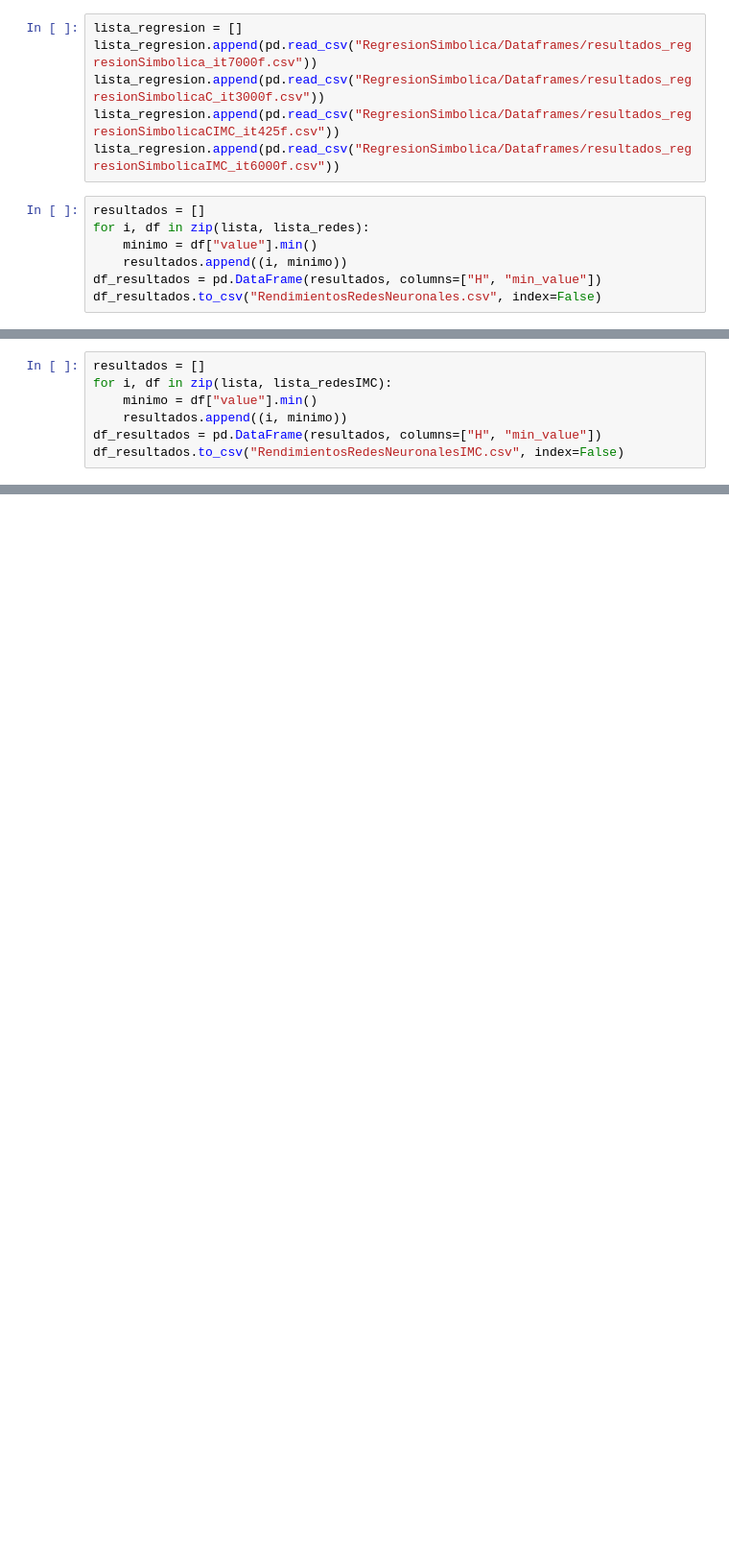
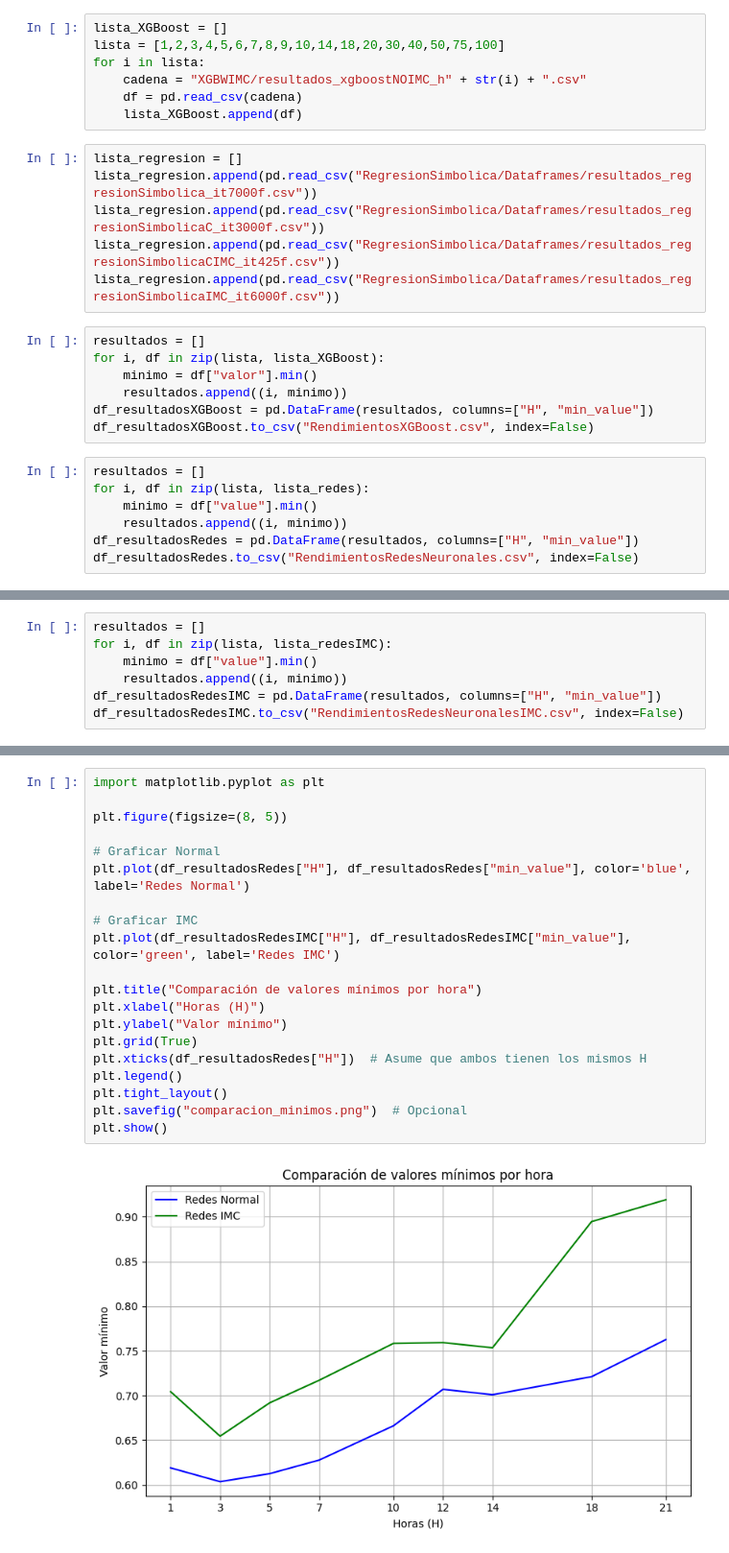
Before and after one commit to Raul-Gonzalez-M/TFG, a Jupyter notebook: codigo/ComparacionDeAlgoritmos/ComparacionSinIMC.ipynb, the cells around one changed output, grey strips where cells are left out. Shown at 96% size. Cells and saved outputs as stored; diff of their text form; blank space fills up the shorter version.

```diff
--- a/codigo/ComparacionDeAlgoritmos/ComparacionSinIMC.ipynb
+++ b/codigo/ComparacionDeAlgoritmos/ComparacionSinIMC.ipynb
@@ -37,16 +44,30 @@ for i in lista:
+# %%
+lista_XGBoost = []
+lista = [1,2,3,4,5,6,7,8,9,10,14,18,20,30,40,50,75,100]
+for i in lista:
+    cadena = "XGBWIMC/resultados_xgboostNOIMC_h" + str(i) + ".csv"
+    df = pd.read_csv(cadena)
+    lista_XGBoost.append(df)
 # %%
 lista_regresion = []
 lista_regresion.append(pd.read_csv("RegresionSimbolica/Dataframes/resultados_regresionSimbolica_it7000f.csv"))
 lista_regresion.append(pd.read_csv("RegresionSimbolica/Dataframes/resultados_regresionSimbolicaC_it3000f.csv"))
 lista_regresion.append(pd.read_csv("RegresionSimbolica/Dataframes/resultados_regresionSimbolicaCIMC_it425f.csv"))
 lista_regresion.append(pd.read_csv("RegresionSimbolica/Dataframes/resultados_regresionSimbolicaIMC_it6000f.csv"))
+# %%
+resultados = []
+for i, df in zip(lista, lista_XGBoost):
+    minimo = df["valor"].min()
+    resultados.append((i, minimo))
+df_resultadosXGBoost = pd.DataFrame(resultados, columns=["H", "min_value"])
+df_resultadosXGBoost.to_csv("RendimientosXGBoost.csv", index=False)
 # %%
 resultados = []
 for i, df in zip(lista, lista_redes):
     minimo = df["value"].min()
     resultados.append((i, minimo))
-df_resultados = pd.DataFrame(resultados, columns=["H", "min_value"])
-df_resultados.to_csv("RendimientosRedesNeuronales.csv", index=False)
+df_resultadosRedes = pd.DataFrame(resultados, columns=["H", "min_value"])
+df_resultadosRedes.to_csv("RendimientosRedesNeuronales.csv", index=False)
 # %%
 import matplotlib.pyplot as plt
 
@@ -68,8 +89,8 @@ resultados = []
 for i, df in zip(lista, lista_redesIMC):
     minimo = df["value"].min()
     resultados.append((i, minimo))
-df_resultados = pd.DataFrame(resultados, columns=["H", "min_value"])
-df_resultados.to_csv("RendimientosRedesNeuronalesIMC.csv", index=False)
+df_resultadosRedesIMC = pd.DataFrame(resultados, columns=["H", "min_value"])
+df_resultadosRedesIMC.to_csv("RendimientosRedesNeuronalesIMC.csv", index=False)
 # %%
 # Usamos los datos ya cargados en df_resultados
 plt.figure(figsize=(8, 5))
@@ -84,3 +105,25 @@ plt.tight_layout()
 plt.show()
 # %% [output]
 [figure]
+# %%
+import matplotlib.pyplot as plt
+
+plt.figure(figsize=(8, 5))
+
+# Graficar Normal
+plt.plot(df_resultadosRedes["H"], df_resultadosRedes["min_value"], color='blue', label='Redes Normal')
+
+# Graficar IMC
+plt.plot(df_resultadosRedesIMC["H"], df_resultadosRedesIMC["min_value"], color='green', label='Redes IMC')
+
+plt.title("Comparación de valores mínimos por hora")
+plt.xlabel("Horas (H)")
+plt.ylabel("Valor mínimo")
+plt.grid(True)
+plt.xticks(df_resultadosRedes["H"])  # Asume que ambos tienen los mismos H
+plt.legend()
+plt.tight_layout()
+plt.savefig("comparacion_minimos.png")  # Opcional
+plt.show()
+# %% [output]
+[figure, added]
```
Also changed, not shown: parts of 3 cells of this notebook, 2 other files.
